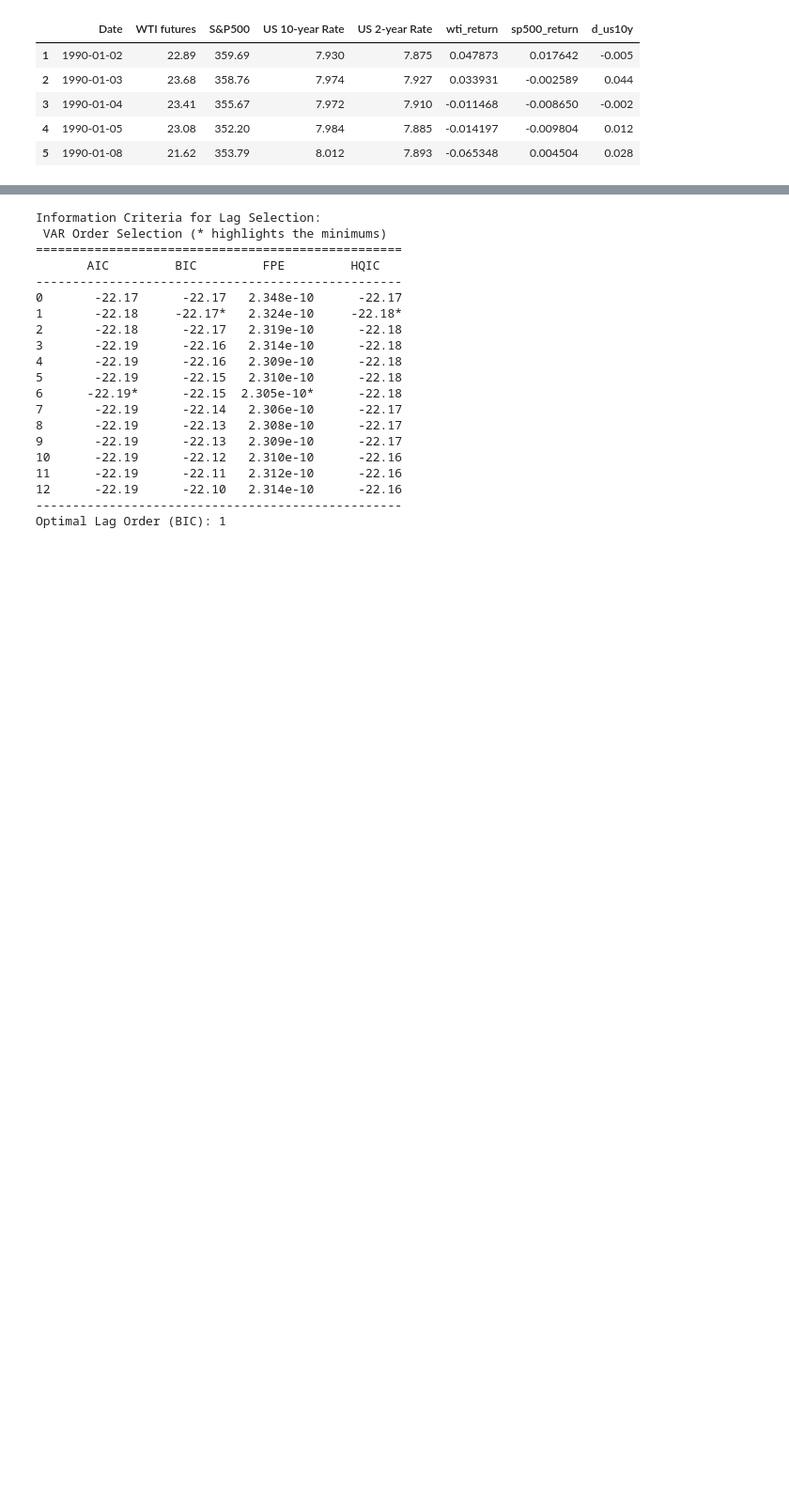
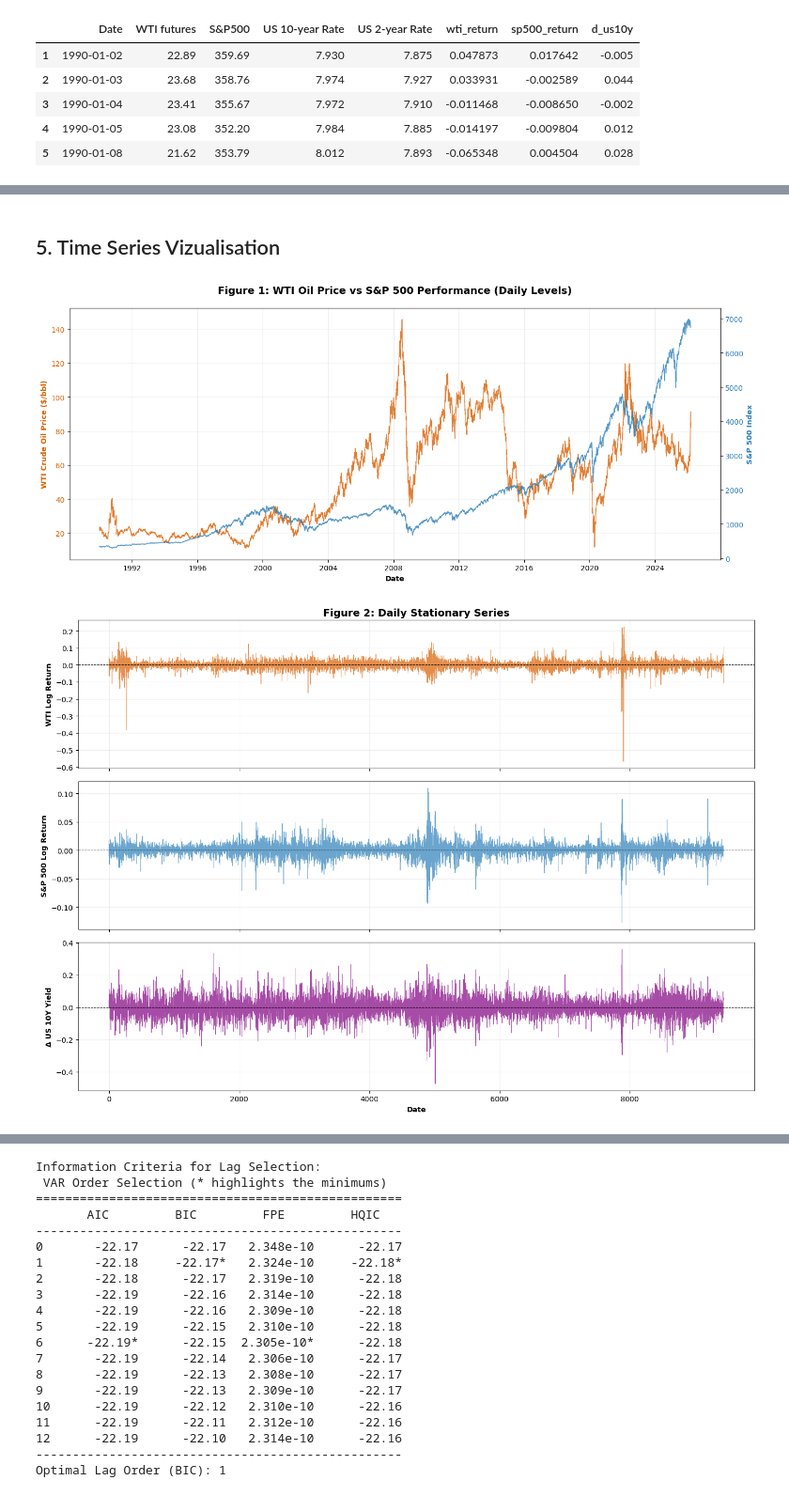
Before and after one commit to alessandrafll/Emif-Project-1, a Jupyter notebook: notebook.ipynb, the cells around one changed output, grey strips where cells are left out. Shown at 94% size. Cells and saved outputs as stored; diff of their text form; code cells hidden in the pictures; blank space fills up the shorter version.

```diff
--- a/notebook.ipynb
+++ b/notebook.ipynb
@@ -137,0 +235,67 @@ daily_transformed.head()
+# %% [markdown]
+## 5. Time Series Vizualisation
+# %%
+# If Date is a column
+x_daily = daily['Date'] if 'Date' in daily.columns else daily.index
+x_data = data['Date'] if 'Date' in data.columns else data.index
+
+# =========================
+# FIGURE 1: LEVELS
+# =========================
+
+fig, ax1 = plt.subplots(figsize=(14, 6))
+
+# WTI (orange)
+color_wti = '#d95f02'
+ax1.set_xlabel('Date', fontweight='bold')
+ax1.set_ylabel('WTI Crude Oil Price ($/bbl)', color=color_wti, fontweight='bold')
+ax1.plot(x_daily, daily['WTI futures'], color=color_wti, linewidth=1, alpha=0.8, label='WTI Oil')
+ax1.tick_params(axis='y', labelcolor=color_wti)
+ax1.grid(True, alpha=0.2)
+
+# S&P 500 (blue)
+color_sp = '#2c7fb8'
+ax2 = ax1.twinx()
+ax2.set_ylabel('S&P 500 Index', color=color_sp, fontweight='bold')
+ax2.plot(x_daily, daily['S&P500'], color=color_sp, linewidth=1, alpha=0.8, label='S&P 500')
+ax2.tick_params(axis='y', labelcolor=color_sp)
+
+plt.title('Figure 1: WTI Oil Price vs S&P 500 Performance (Daily Levels)',
+          fontsize=14, fontweight='bold', pad=20)
+
+fig.tight_layout()
+plt.show()
+
+
+# =========================
+# FIGURE 2: STATIONARY SERIES
+# =========================
+
+fig, axes = plt.subplots(3, 1, figsize=(14, 10), sharex=True)
+
+# 1. WTI returns (orange)
+axes[0].plot(x_data, data['r_WTI'], color=color_wti, alpha=0.7, linewidth=0.6)
+axes[0].set_ylabel('WTI Log Return', fontweight='bold')
+axes[0].set_title('Figure 2: Daily Stationary Series', fontsize=14, fontweight='bold')
+axes[0].axhline(0, color='black', lw=0.8, linestyle='--')
+axes[0].grid(True, alpha=0.2)
+
+# 2. S&P 500 returns (blue)
+axes[1].plot(x_data, data['r_SP500'], color=color_sp, alpha=0.7, linewidth=0.6)
+axes[1].set_ylabel('S&P 500 Log Return', fontweight='bold')
+axes[1].axhline(0, color='black', lw=0.8, linestyle='--')
+axes[1].grid(True, alpha=0.2)
+
+# 3. US 10Y changes (purple)
+color_rate = 'purple'
+axes[2].plot(x_data, data['d_US10Y'], color=color_rate, alpha=0.7, linewidth=0.6)
+axes[2].set_ylabel('Δ US 10Y Yield', fontweight='bold')
+axes[2].set_xlabel('Date', fontweight='bold')
+axes[2].axhline(0, color='black', lw=0.8, linestyle='--')
+axes[2].grid(True, alpha=0.2)
+
+plt.tight_layout()
+plt.show()
+# %% [output]
+[figure, added]
+[figure, added]
```
Also changed, not shown: parts of 14 cells of this notebook.
